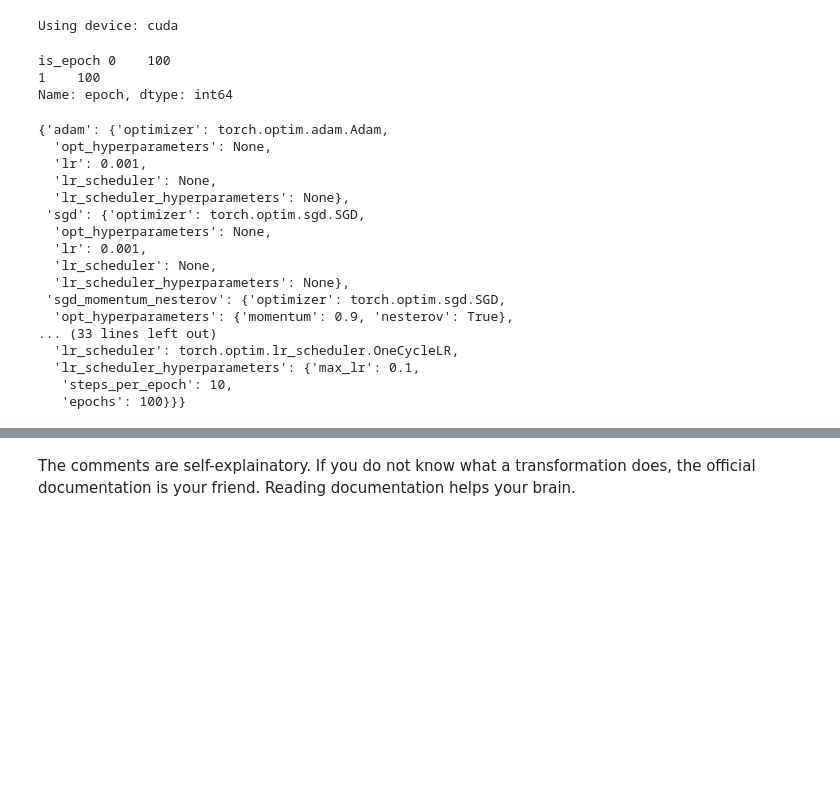
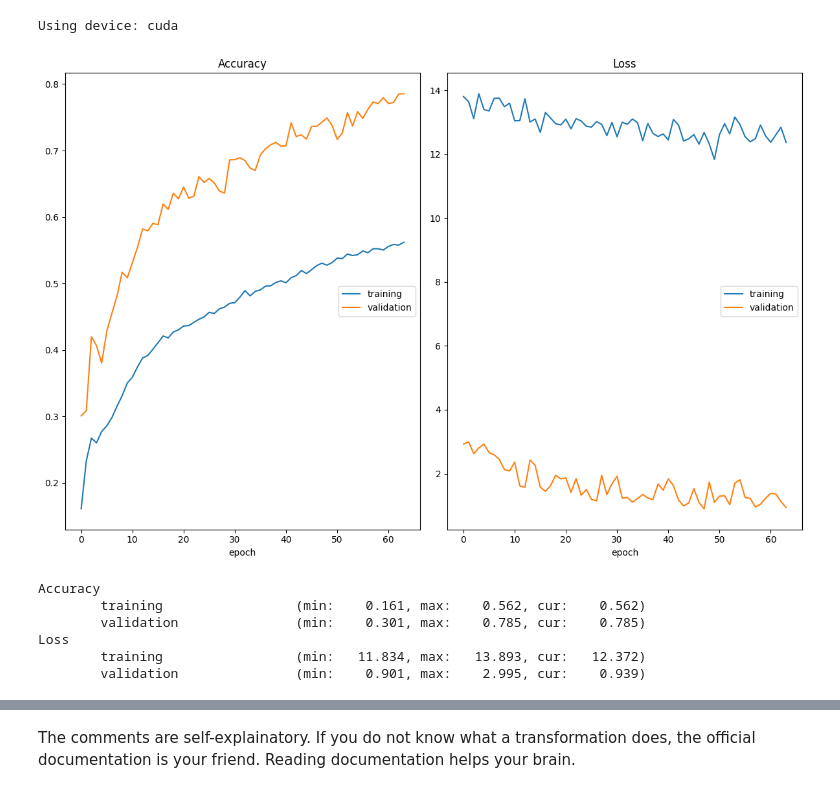
Before and after one commit to gpurci/CARN, a Jupyter notebook: laborator_2/ComplexYetSimpleTrainingPipeline.ipynb, the cells around one changed output, grey strips where cells are left out. Cells and saved outputs as stored; diff of their text form; code cells hidden in the pictures; blank space fills up the shorter version.

```diff
--- a/laborator_2/ComplexYetSimpleTrainingPipeline.ipynb
+++ b/laborator_2/ComplexYetSimpleTrainingPipeline.ipynb
@@ -395,6 +468,7 @@ This is the classification model, which leverages PyTorch Image Models to create
 
 Beware that not all backbones have a fully connected (fc) layer at the end. Some of them do, especially the resnet variants.
 # %%
+
 """
 Input=(img_channels, out_channels, kernel_size, stride)
 body={body_name={in_channels, expansion, stride, intermediate_channels, num_residual_blocks}}
@@ -407,21 +481,32 @@ resnet_conf = dict(
         kernel_size=3,
         stride=1),
     body=dict(
-        conv_2x=dict(in_channels=9,
+        conv_1x=dict(in_channels=9,
                      expansion=4,
                      stride=2,
                      intermediate_channels=32,
-                     num_residual_blocks=3),
-        conv_3x=dict(in_channels=128,
+                     num_residual_blocks=5),
+        conv_2x=dict(in_channels=128,
                      expansion=4,
                      stride=2,
                      intermediate_channels=64,
                      num_residual_blocks=4),
-        conv_4x=dict(in_channels=256,
+    ),
+    decode=dict(
+        conv_1x=dict(in_channels=256,
                      expansion=4,
                      stride=2,
+                     groups=8,
+                     surv_prob=0.2,
                      intermediate_channels=256,
-                     num_residual_blocks=3),
+                     num_residual_blocks=4),
+        conv_2x=dict(in_channels=1024,
+                     expansion=4,
+                     stride=2,
+                     groups=8,
+                     surv_prob=0.2,
+                     intermediate_channels=256,
+                     num_residual_blocks=5),
     ),
     Output=(1024, train_ds.num_classes)
 )
@@ -431,0 +513,4 @@ model = ResNet("resnet_32x32_cifar", **resnet_conf)
+# %%
+
+#model = ResNextSeSd("resnet_64x64_cifar", **resnet_conf)
+model = ResNet("resnet_64x64_cifar", **resnet_conf)
@@ -453,27 +547,45 @@ ResNet(
 
 optimizer = torch.optim.Adam(model.parameters(), lr=0.001)
 criterion = nn.CrossEntropyLoss()
+callbacks = [PlotLossesKeras()]
+metrics   = {"acc": Acuracy(name="accuracy")}
 #all_transforms=None
-trainer_obj = Trainer(
+device = torch.device("cuda")
+trainer_obj = SupervisedCallbackMetricsTrainerTwoOpt(
             model,
             optimizer,
             criterion,
-            use_cpu=False,
-            type_compile="compile",
+            device=device,
+            callbacks=callbacks,
+            metrics=metrics,
+            type_compile="normal",
             disable_tqdm=True,
             transforms=transform,
             all_transforms=all_transform)
 # %% [output]
 Using device: cuda
+# %%
+
+EPOCH = 300
+lr_scheduler = torch.optim.lr_scheduler.CosineAnnealingLR(optimizer, T_max=10, eta_min=1e-7)
+#lr_scheduler = torch.optim.lr_scheduler.ExponentialLR(optimizer, gamma=1.)
+trainer_obj.setOptimizer(optimizer, lr_scheduler)
+filename = "{}/logs/{}".format(LCL_PATH, "cifar_64x64_out100.pth")
+trainer_obj.run(train_dl, test_dl, EPOCH, filename)
+# %% [output]
+[figure, added]
+Accuracy
+        training                 (min:    0.161, max:    0.562, cur:    0.562)
+        validation               (min:    0.301, max:    0.785, cur:    0.785)
+Loss
+        training                 (min:   11.834, max:   13.893, cur:   12.372)
+        validation               (min:    0.901, max:    2.995, cur:    0.939)
 # %%
 
 EPOCH = 100
 history_path = "{}/{}".format(LCL_PATH, "logs/deep_5x_conf_logs.csv")
-run_conf_obj = RunConfigs(model, trainer_obj, epochs=EPOCH, train_dl=train_dl, val_dl=test_dl, history_path=history_path)
+run_conf_obj = RunConfigs(model, trainer_obj, epochs=EPOCH, train_dl=train_dl, val_dl=test_dl,
+                          history_path=history_path, reset_layers=["fc, decode"])
-# %% [output]
-is_epoch 0    100
-1    100
-Name: epoch, dtype: int64
 # %%
 
 # name:(optimizer, (lr_scheduler=..., opt_hyperparameters=..., lr=float))
@@ -498,7 +610,7 @@ multiple_runs_conf = dict(
             lr_scheduler_hyperparameters=None,
     ),
     sgd_momentum_nesterov_weight_decay=dict(optimizer=torch.optim.SGD,
-            opt_hyperparameters=dict(momentum=0.9, nesterov=True, weight_decay=0.01, fused=True),
+            opt_hyperparameters=dict(momentum=0.9, nesterov=True, weight_decay=0.01),
             lr=0.001,
             lr_scheduler=None,
             lr_scheduler_hyperparameters=None,
@@ -530,24 +642,6 @@ multiple_runs_conf = dict(
     ),
 )
 multiple_runs_conf
-# %% [output]
-{'adam': {'optimizer': torch.optim.adam.Adam,
-  'opt_hyperparameters': None,
-  'lr': 0.001,
-  'lr_scheduler': None,
-  'lr_scheduler_hyperparameters': None},
- 'sgd': {'optimizer': torch.optim.sgd.SGD,
-  'opt_hyperparameters': None,
-  'lr': 0.001,
-  'lr_scheduler': None,
-  'lr_scheduler_hyperparameters': None},
- 'sgd_momentum_nesterov': {'optimizer': torch.optim.sgd.SGD,
-  'opt_hyperparameters': {'momentum': 0.9, 'nesterov': True},
-... (33 lines left out)
-  'lr_scheduler': torch.optim.lr_scheduler.OneCycleLR,
-  'lr_scheduler_hyperparameters': {'max_lr': 0.1,
-   'steps_per_epoch': 10,
-   'epochs': 100}}}
 # %%
 
 run_conf_obj(**multiple_runs_conf)
```
Also changed, not shown: parts of 31 cells of this notebook, 1 other file.
